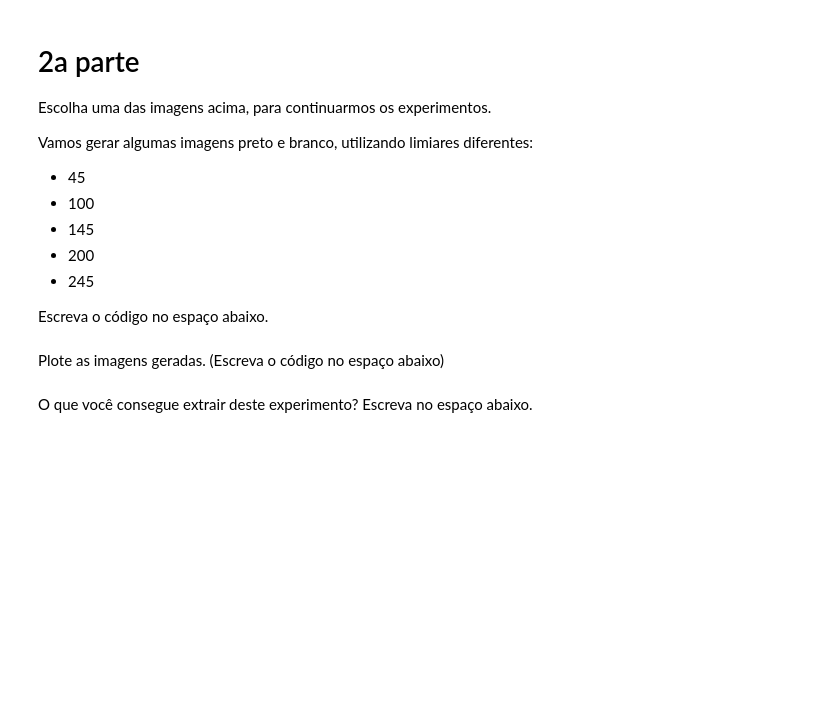
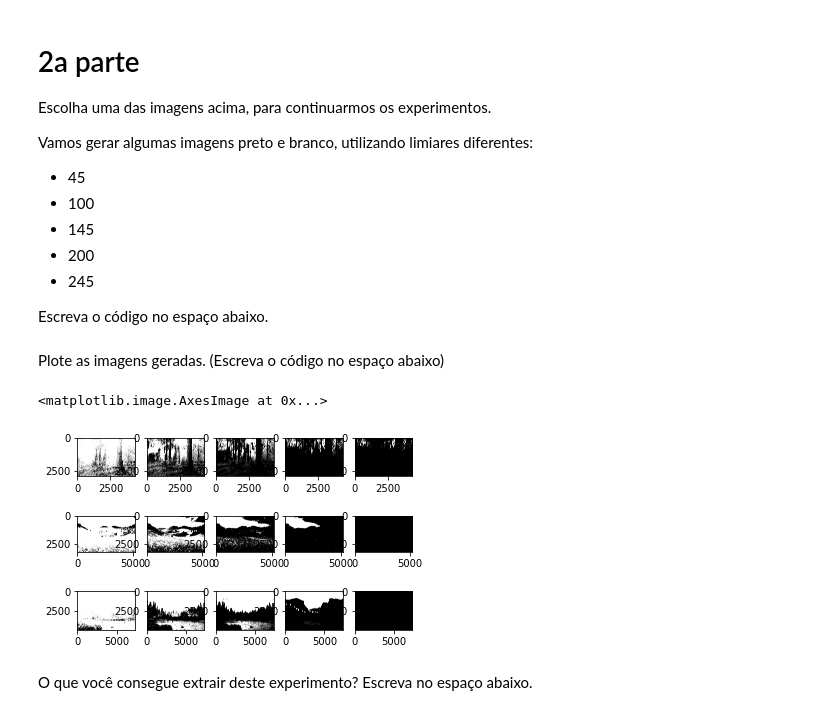
Before and after one commit to tiagomfranca/labs, a Jupyter notebook: code_02.ipynb, the cells around one changed output. Cells and saved outputs as stored; diff of their text form; code cells hidden in the pictures; blank space fills up the shorter version.

```diff
--- a/code_02.ipynb
+++ b/code_02.ipynb
@@ -41,5 +202,53 @@ Escreva o código no espaço abaixo.
 # %% [markdown]
 Plote as imagens geradas. (Escreva o código no espaço abaixo)
+# %%
+plt.subplot(351)
+plt.imshow((bw_plenio_45).astype(np.uint8))
+
+plt.subplot(352)
+plt.imshow((bw_plenio_100).astype(np.uint8))
+
+plt.subplot(353)
+plt.imshow((bw_plenio_145).astype(np.uint8))
+
+plt.subplot(354)
+plt.imshow((bw_plenio_200).astype(np.uint8))
+
+plt.subplot(355)
+plt.imshow((bw_plenio_245).astype(np.uint8))
+
+plt.subplot(356)
+plt.imshow((bw_testa_45).astype(np.uint8))
+
+plt.subplot(357)
+plt.imshow((bw_testa_100).astype(np.uint8))
+
+plt.subplot(358)
+plt.imshow((bw_testa_145).astype(np.uint8))
+
+plt.subplot(359)
+plt.imshow((bw_testa_200).astype(np.uint8))
+
+plt.subplot(3, 5, 10)
+plt.imshow((bw_testa_245).astype(np.uint8))
+
+plt.subplot(3, 5, 11)
+plt.imshow((bw_zindel_45).astype(np.uint8))
+
+plt.subplot(3, 5, 12)
+plt.imshow((bw_zindel_100).astype(np.uint8))
+
+plt.subplot(3, 5, 13)
+plt.imshow((bw_zindel_145).astype(np.uint8))
+
+plt.subplot(3, 5, 14)
+plt.imshow((bw_zindel_200).astype(np.uint8))
+
+plt.subplot(3, 5, 15)
+plt.imshow((bw_zindel_245).astype(np.uint8))
+# %% [output]
+<matplotlib.image.AxesImage at 0x...>
+[figure, added]
 # %% [markdown]
 O que você consegue extrair deste experimento? Escreva no espaço abaixo.
 # %% [markdown]
```
Also changed, not shown: parts of 4 cells of this notebook.
